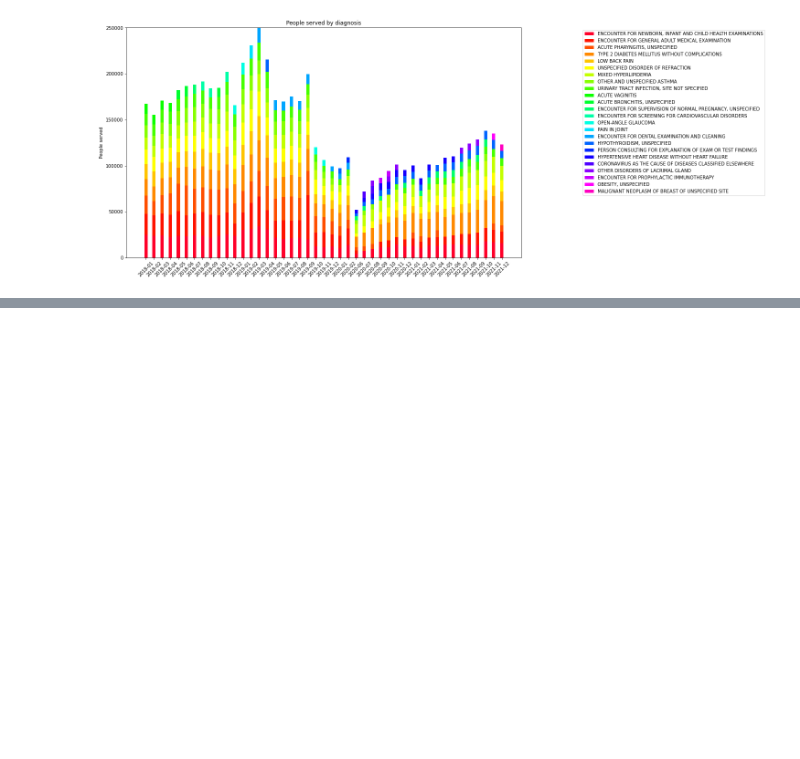
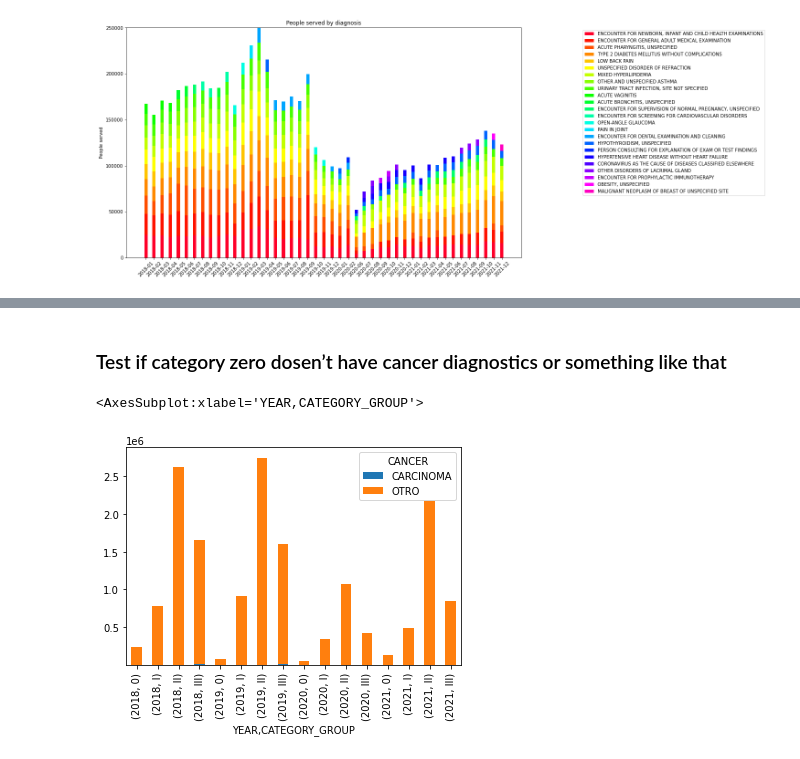
Before and after one commit to johnkbarrera/hospital_demand, a Jupyter notebook: figures.ipynb, the cells around one changed output, grey strips where cells are left out. Saved outputs shown, nothing was run; the diff lists cells and outputs as text; code cells hidden in the pictures; blank space fills up the shorter version.

```diff
--- a/figures.ipynb
+++ b/figures.ipynb
@@ -414,0 +429,20 @@ plt.show()
+# %% [markdown]
+### Test if category zero dosen’t have cancer diagnostics or something like that
+# %%
+data_temp = data_lima_m[data_lima_m['CATEGORY_GROUP']=='0']
+data_temp = data_lima_m.copy()
+data_temp['CANCER'] = data_lima_m['DISEASE'].apply(lambda x : 'CARCINOMA' if 'CARCINOMA' in str(x) else 'OTRO')
+#data_temp = data_temp.groupby(['YEAR','CATEGORY_GROUP','CANCER']).agg({ 'QTY_PEOPLE_SERVED': ['sum', 'count']})
+data_temp = data_temp.groupby(['YEAR','CATEGORY_GROUP','CANCER']).agg({ 'QTY_PEOPLE_SERVED': 'count'})
+
+data_temp = data_temp.sort_values(by=['YEAR','CATEGORY_GROUP']).reset_index()
+data_temp = data_temp.pivot(index =['YEAR','CATEGORY_GROUP'], columns ='CANCER')
+data_temp.columns = data_temp.columns.droplevel()
+#data_temp.columns = data_temp.columns.droplevel()
+data_temp.fillna(0, inplace = True)
+
+data_temp.head()
+data_temp.plot(kind="bar", stacked=True)
+# %% [output]
+<AxesSubplot:xlabel='YEAR,CATEGORY_GROUP'>
+[figure, added]
```
Also changed, not shown: parts of 26 cells of this notebook.
